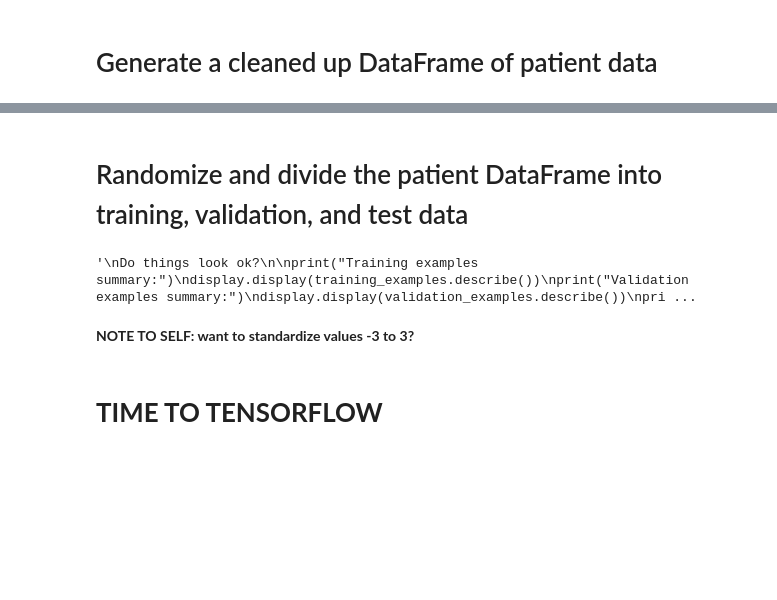
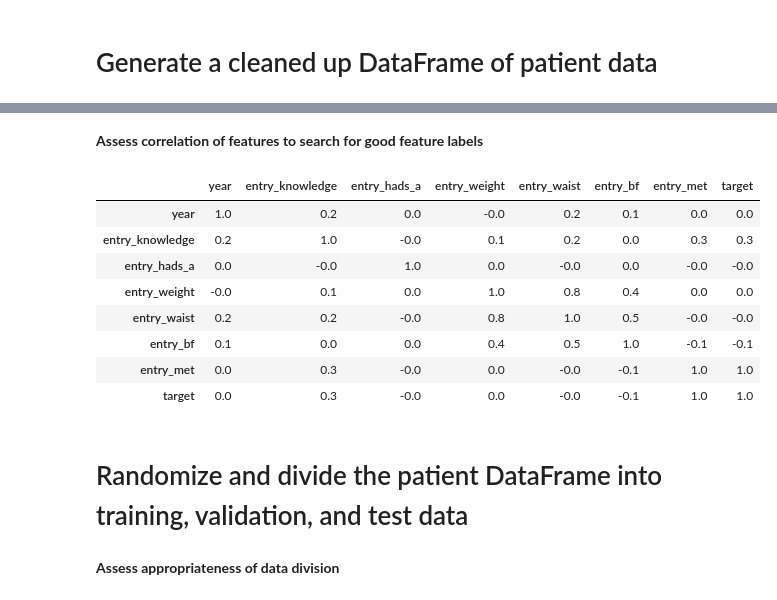
Before and after one commit to mrkevinlin/MLmed, a Jupyter notebook: MLmed.ipynb, the cells around one changed output, grey strips where cells are left out. Drawn from its saved outputs; the diff is of its cells as text; code cells hidden in the pictures; blank space fills up the shorter version.

```diff
--- a/MLmed.ipynb
+++ b/MLmed.ipynb
@@ -113,3 +134,21 @@ entry_met: 161
+# %% [markdown]
+**Assess correlation of features to search for good feature labels**
+# %%
+# Determine correlations between features and target to find best features to use
+
+correlation_dataframe = edited_patient_dataframe.copy()
+correlation_dataframe["target"] = edited_patient_dataframe[target_feature]
+correlation_dataframe.corr()
+# %% [output]
+|  | year | entry_knowledge | entry_hads_a | entry_weight | entry_waist | entry_bf | entry_met | target |
+| year | 1.0 | 0.2 | 0.0 | -0.0 | 0.2 | 0.1 | 0.0 | 0.0 |
+| entry_knowledge | 0.2 | 1.0 | -0.0 | 0.1 | 0.2 | 0.0 | 0.3 | 0.3 |
+| entry_hads_a | 0.0 | -0.0 | 1.0 | 0.0 | -0.0 | 0.0 | -0.0 | -0.0 |
+| entry_weight | -0.0 | 0.1 | 0.0 | 1.0 | 0.8 | 0.4 | 0.0 | 0.0 |
+| entry_waist | 0.2 | 0.2 | -0.0 | 0.8 | 1.0 | 0.5 | -0.0 | -0.0 |
+| entry_bf | 0.1 | 0.0 | 0.0 | 0.4 | 0.5 | 1.0 | -0.1 | -0.1 |
+| entry_met | 0.0 | 0.3 | -0.0 | 0.0 | -0.0 | -0.1 | 1.0 | 1.0 |
+| target | 0.0 | 0.3 | -0.0 | 0.0 | -0.0 | -0.1 | 1.0 | 1.0 |
 # %% [markdown]
 # Randomize and divide the patient DataFrame into training, validation, and test data
 # %%
@@ -135,16 +174,8 @@ def preprocess_targets(df, targets):
   output_targets[targets] = df[targets]
   return output_targets
 
-"""
-Determine correlations between features and target to find best features to use
-
-correlation_dataframe = edited_patient_dataframe.copy()
-correlation_dataframe["target"] = edited_patient_dataframe['entry_6mwt']
-correlation_dataframe.corr()
-"""
 
 training_data, validation_data, test_data = divide_data(edited_patient_dataframe, .7, .15, .15)
-selected_features = ['entry_knowledge', 'entry_hads_a', 'entry_hads_d', 'entry_bmi', 'entry_met']
 
 training_examples = preprocess_features(training_data, selected_features)
 training_targets = preprocess_targets(training_data, target_feature)
@@ -154,27 +185,5 @@ validation_targets = preprocess_targets(validation_data, target_feature)
 
 test_examples = preprocess_features(test_data, selected_features)
 test_targets = preprocess_targets(test_data, target_feature)
-
-"""
-Do things look ok?
-
-print("Training examples summary:")
-display.display(training_examples.describe())
-print("Validation examples summary:")
-display.display(validation_examples.describe())
-print("Test examples summary:")
-display.display(test_examples.describe())
-
-print("Training targets summary:")
-display.display(training_targets.describe())
-print("Validation targets summary:")
-display.display(validation_targets.describe())
-print("Test targets summary:")
-display.display(test_targets.describe())
-"""
-# %% [output]
-'\nDo things look ok?\n\nprint("Training examples summary:")\ndisplay.display(training_examples.describe())\nprint("Validation examples summary:")\ndisplay.display(validation_examples.describe())\npri ...
-# %% [markdown]
-**NOTE TO SELF: want to standardize values -3 to 3?**
-# %% [markdown]
-# **TIME TO TENSORFLOW**
+# %% [markdown]
+**Assess appropriateness of data division**
```
Also changed, not shown: parts of 8 cells of this notebook.
